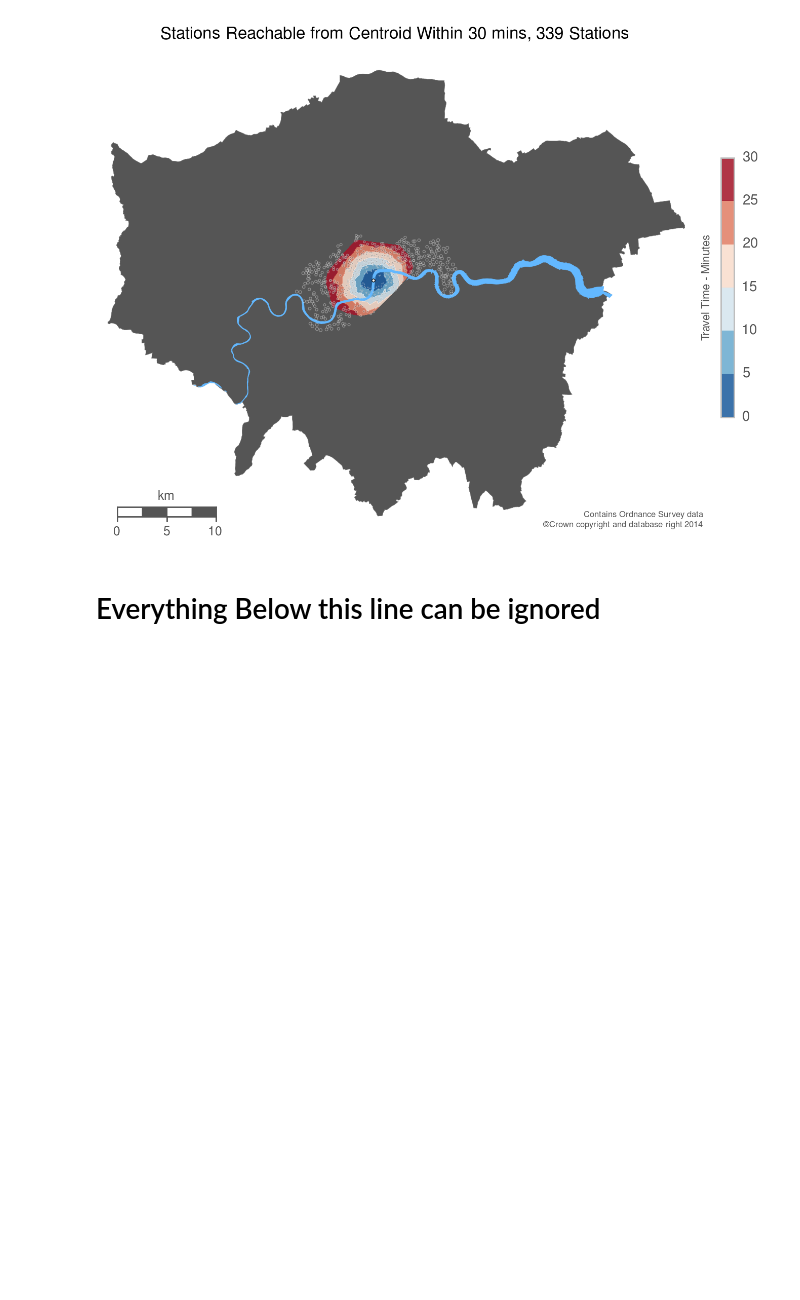
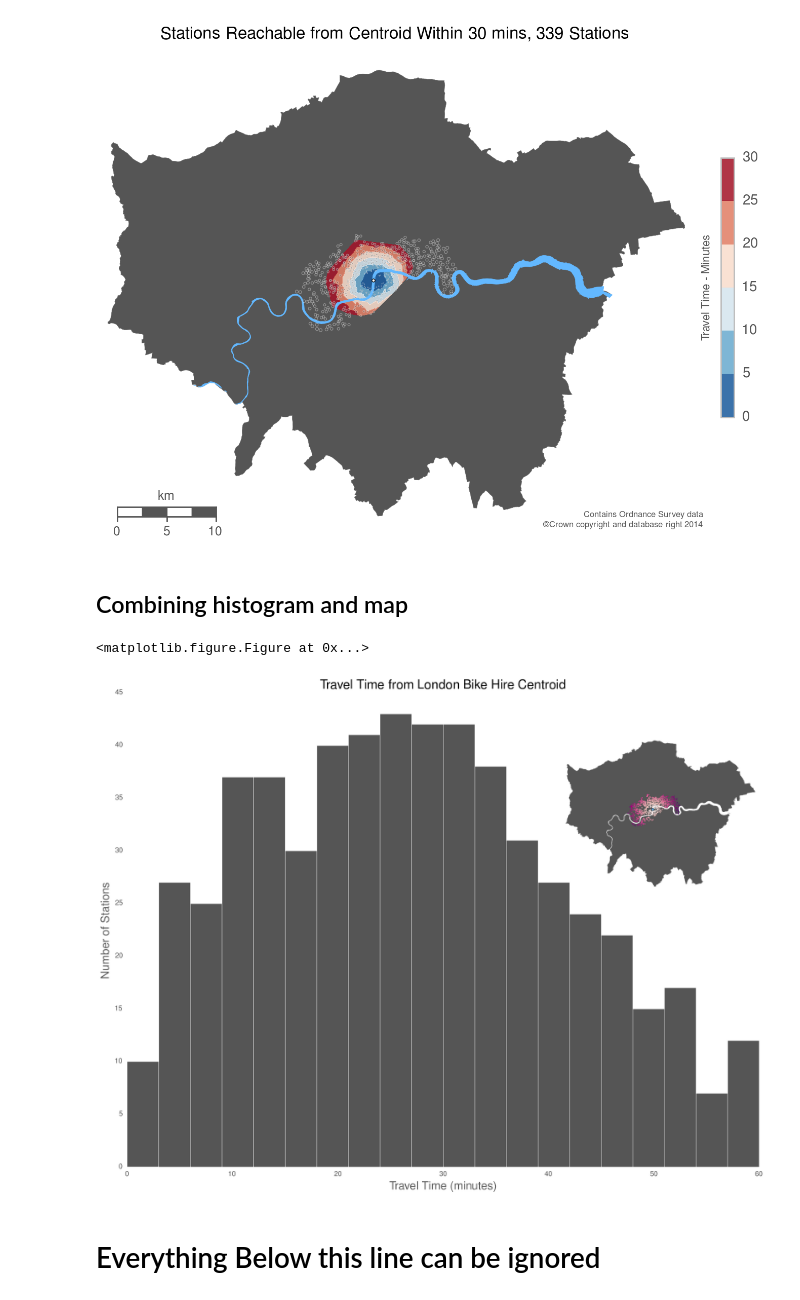
Before and after one commit to urschrei/Geopython, a Jupyter notebook: isochrone.ipynb, the cells around one changed output. Cells and saved outputs as stored; diff of their text form; code cells hidden in the pictures; blank space fills up the shorter version.

```diff
--- a/isochrone.ipynb
+++ b/isochrone.ipynb
@@ -402,6 +416,61 @@ plt.show()
 # %% [output]
 <matplotlib.figure.Figure at 0x...>
 [figure]
+# %% [markdown]
+## Combining histogram and map
+# %%
+from mpl_toolkits.axes_grid1.inset_locator import inset_axes
+
+plt.clf()
+fig = plt.figure()
+ax = fig.add_subplot(111, axisbg='w', frame_on=False)
+
+
+stations['travel_time'].plot(kind='hist', bins=20, color='#555555', ax=ax)
+
+ax.set_xlabel('Travel Time (minutes)', size=16)
+ax.set_ylabel('Number of Stations', size=16)
+plt.title("Travel Time from London Bike Hire Centroid", size=18)
+axins = inset_axes(
+    ax,
+    width="30%", # width = 30% of parent_bbox
+    height=4.5, # height : 1 inch
+    loc=1)
+axins.axis[:].toggle(ticklabels=False)
+axins.set_axis_off()
+m.scatter(
+    stations['projected_lon'],
+    stations['projected_lat'],
+    c=stations['travel_time'],
+    color='#FF0080',
+    edgecolor='none',
+    alpha=.8,
+    s=2.5,
+    cmap='RdPu',
+    ax=axins,
+    vmin=z.min(), vmax=z.max(), zorder=5)
+
+m.scatter(*centroid,
+    s=10., edgecolor='#000000', alpha=1.,
+    color='#63B8FF', zorder=5, ax=axins)
+
+lp = PolygonPatch(
+    london_poly,
+    fc='#555555', ec='#787878', lw=.25, alpha=1., zorder=3)
+
+tp = PatchCollection(
+    [PolygonPatch(poly) for poly in thames_poly],
+    match_original=False,
+    color='#ffffff', lw=.25, zorder=4)
+
+axins.add_patch(lp)
+axins.add_collection(tp)
+ax.grid(b=None)
+plt.savefig("data/inset.png", format="png", bbox_inches='tight', transparent=True, alpha=True, dpi=300)
+plt.show()
+# %% [output]
+<matplotlib.figure.Figure at 0x...>
+[figure, added]
 # %% [markdown]
 # Everything Below this line can be ignored
 # %% [markdown]
```
Also changed, not shown: parts of 5 cells of this notebook, 3 other files.
